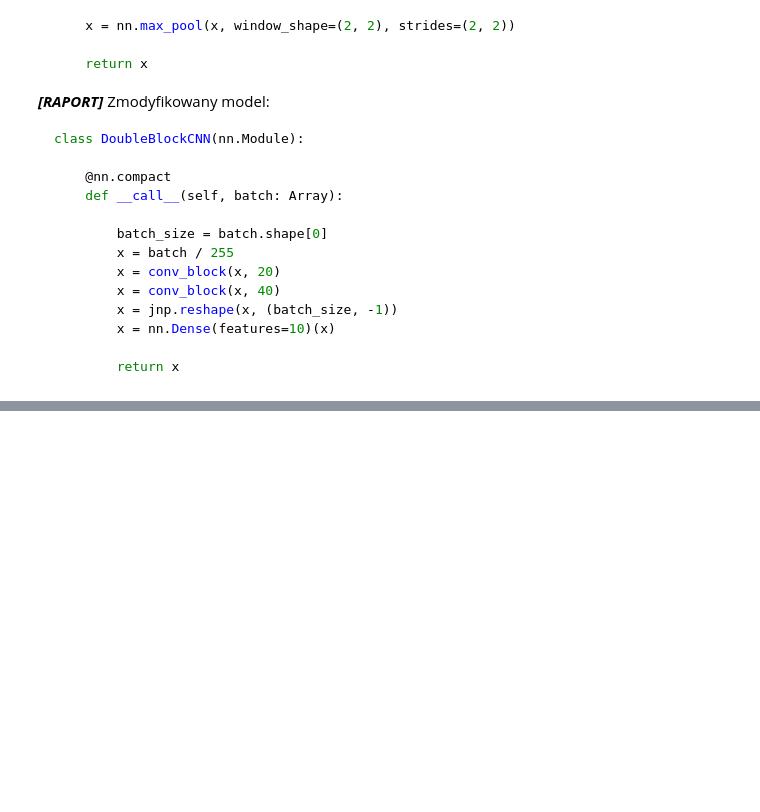
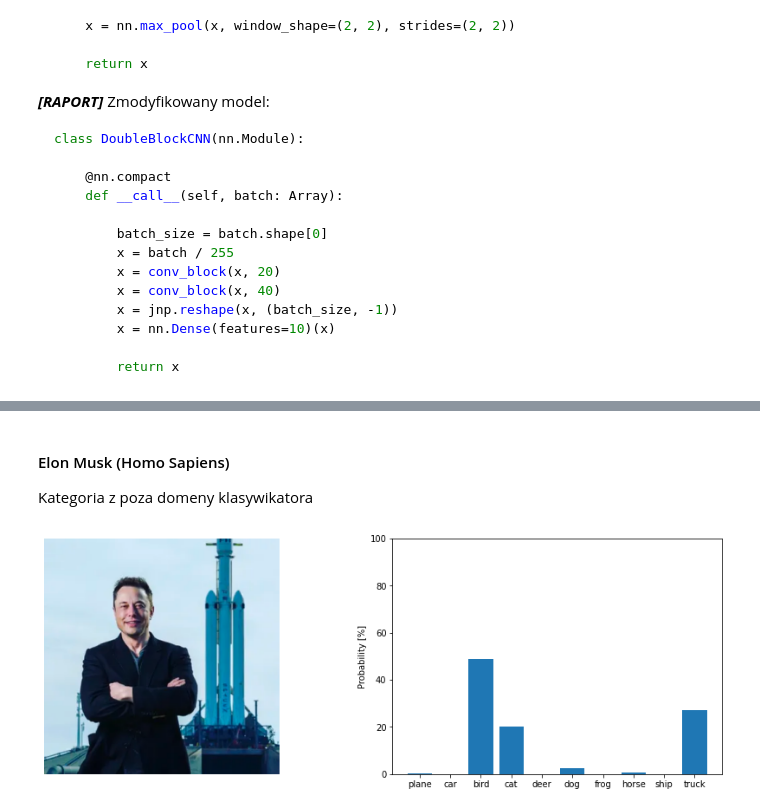
Before and after one commit to Wotaker/TrainingCNN, a Jupyter notebook: raport.ipynb, the cells around one changed output, grey strips where cells are left out. Cells and saved outputs as stored; diff of their text form; code cells hidden in the pictures; blank space fills up the shorter version.

```diff
--- a/raport.ipynb
+++ b/raport.ipynb
@@ -173,0 +341,7 @@ Ponizej metryki ukazujące przebieg treningu:
+# %% [markdown]
+#### Elon Musk (Homo Sapiens)
+Kategoria z poza domeny klasywikatora
+# %%
+single_prediction("images/elon.png", GAP_MODEL, verbose=True);
+# %% [output]
+[figure, added]
```
Also changed, not shown: parts of 40 cells of this notebook, 8 other files.
